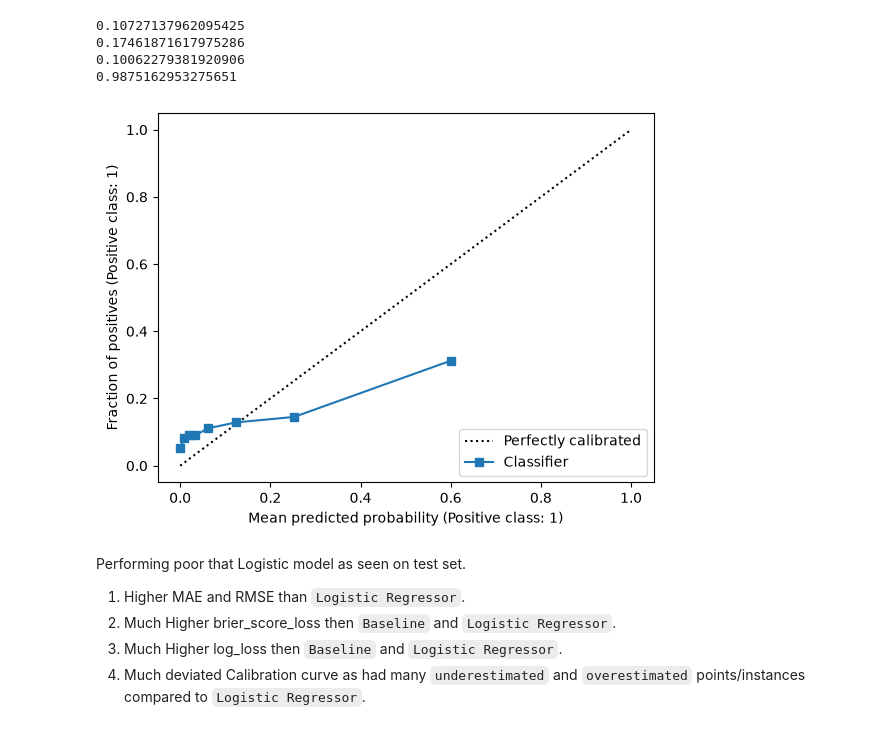
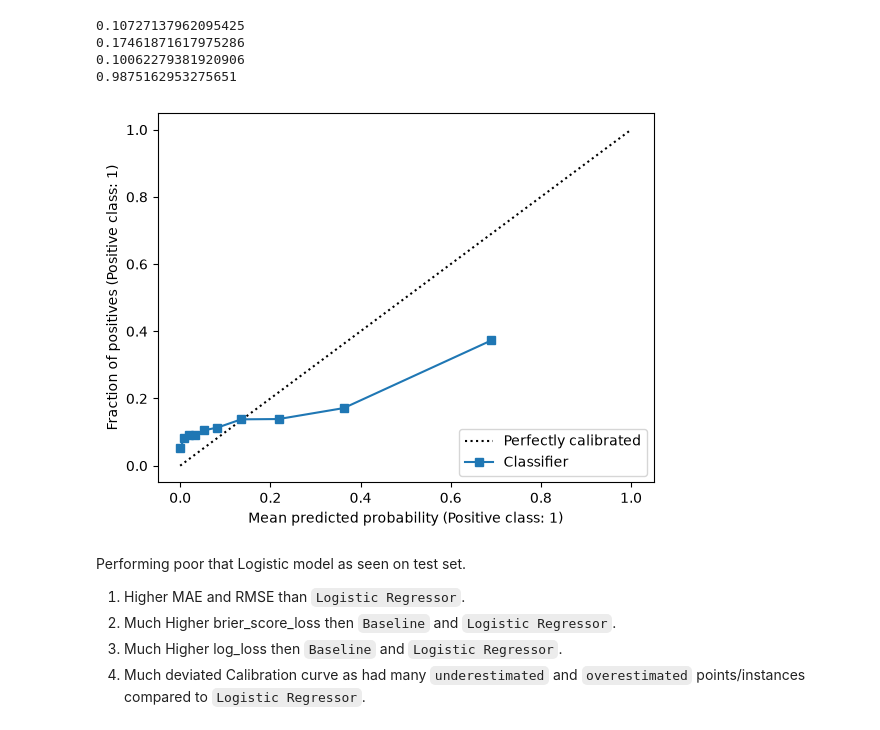
Before and after one commit to AtharvaManale/xG-predict, a Jupyter notebook: notebooks/preprocessing_and_experimentation.ipynb, the cells around one changed output. Saved outputs shown, nothing was run; the diff lists cells and outputs as text; code cells hidden in the pictures.

```diff
--- a/notebooks/preprocessing_and_experimentation.ipynb
+++ b/notebooks/preprocessing_and_experimentation.ipynb
@@ -216,10 +216,10 @@ print(log_loss(actual_goals_test, predicted_xG_test))
 0.10062279381920906
 0.9875162953275651
 # %%
-CalibrationDisplay.from_predictions(actual_goals_test, predicted_xG_test, n_bins=10, strategy='quantile')
+CalibrationDisplay.from_predictions(actual_goals_test, predicted_xG_test, n_bins=15, strategy='quantile')
 plt.show()
 # %% [output]
-[figure, old version]
+[figure, new version]
 # %% [markdown]
 Performing poor that Logistic model as seen on test set.
 1) Higher MAE and RMSE than `Logistic Regressor`.
```
Also changed, not shown: parts of 4 cells of this notebook.
